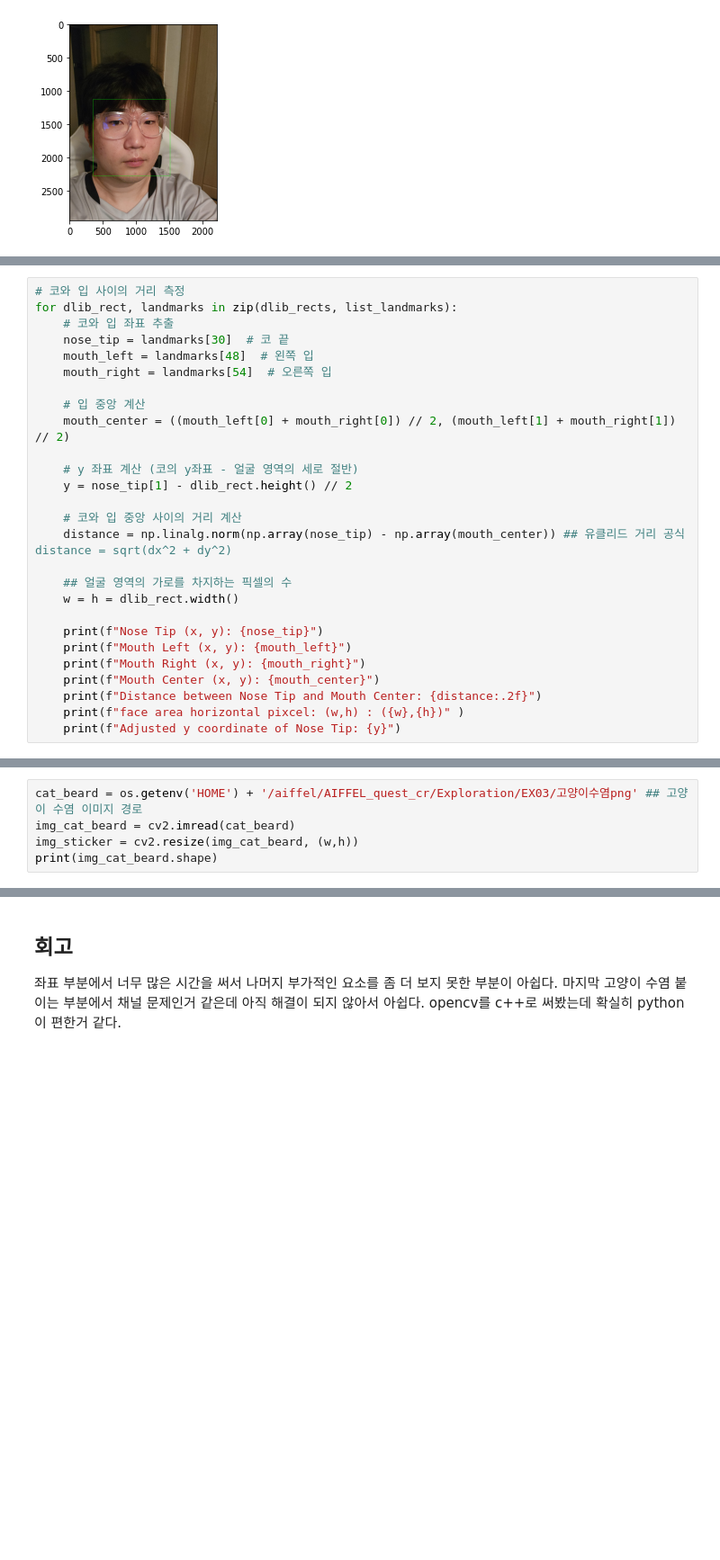
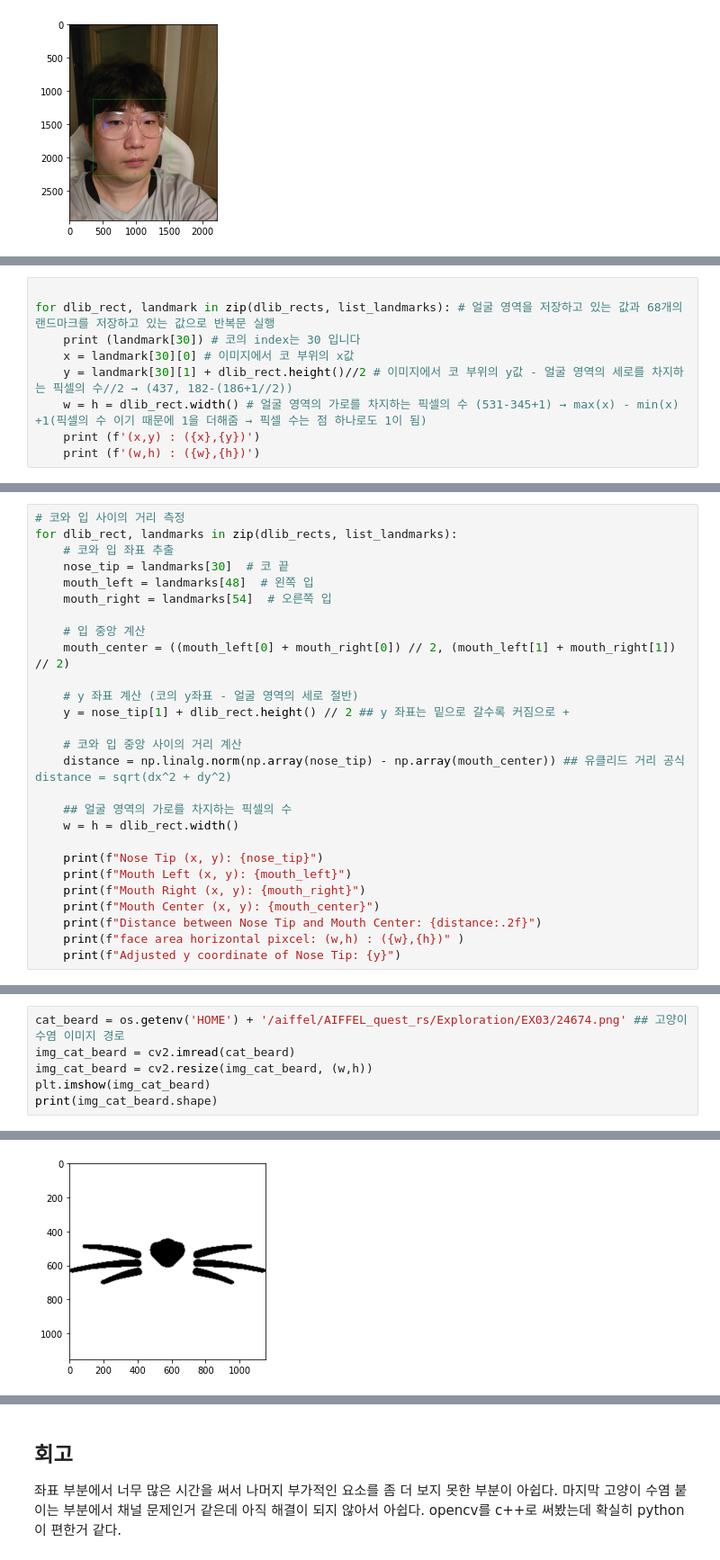
Before and after one commit to ssmyym/AIFFEL_quest_rs, a Jupyter notebook: Exploration/EX03/고양이수염.ipynb, the cells around one changed output, grey strips where cells are left out. Shown at 90% size. Saved outputs shown, nothing was run; the diff lists cells and outputs as text; blank space fills up the shorter version.

Commit message:
고양이수염 -v2

```diff
--- a/Exploration/EX03/고양이수염.ipynb
+++ b/Exploration/EX03/고양이수염.ipynb
@@ -106,0 +103,9 @@ plt.show()
+# %%
+
+for dlib_rect, landmark in zip(dlib_rects, list_landmarks): # 얼굴 영역을 저장하고 있는 값과 68개의 랜드마크를 저장하고 있는 값으로 반복문 실행
+    print (landmark[30]) # 코의 index는 30 입니다
+    x = landmark[30][0] # 이미지에서 코 부위의 x값
+    y = landmark[30][1] + dlib_rect.height()//2 # 이미지에서 코 부위의 y값 - 얼굴 영역의 세로를 차지하는 픽셀의 수//2 → (437, 182-(186+1//2))
+    w = h = dlib_rect.width() # 얼굴 영역의 가로를 차지하는 픽셀의 수 (531-345+1) → max(x) - min(x) +1(픽셀의 수 이기 때문에 1을 더해줌 → 픽셀 수는 점 하나로도 1이 됨)
+    print (f'(x,y) : ({x},{y})')
+    print (f'(w,h) : ({w},{h})')
@@ -116,7 +125,7 @@ for dlib_rect, landmarks in zip(dlib_rects, list_landmarks):
     mouth_center = ((mouth_left[0] + mouth_right[0]) // 2, (mouth_left[1] + mouth_right[1]) // 2)
 
     # y 좌표 계산 (코의 y좌표 - 얼굴 영역의 세로 절반)
-    y = nose_tip[1] - dlib_rect.height() // 2
+    y = nose_tip[1] + dlib_rect.height() // 2 ## y 좌표는 밑으로 갈수록 커짐으로 +
 
     # 코와 입 중앙 사이의 거리 계산
     distance = np.linalg.norm(np.array(nose_tip) - np.array(mouth_center)) ## 유클리드 거리 공식 distance = sqrt(dx^2 + dy^2)
@@ -142,6 +151,7 @@ Adjusted y coordinate of Nose Tip: 1201
 # %%
-cat_beard = os.getenv('HOME') + '/aiffel/AIFFEL_quest_cr/Exploration/EX03/고양이수염png' ## 고양이 수염 이미지 경로
+cat_beard = os.getenv('HOME') + '/aiffel/AIFFEL_quest_rs/Exploration/EX03/24674.png' ## 고양이 수염 이미지 경로
 img_cat_beard = cv2.imread(cat_beard)
-img_sticker = cv2.resize(img_cat_beard, (w,h))
+img_cat_beard = cv2.resize(img_cat_beard, (w,h))
+plt.imshow(img_cat_beard)
 print(img_cat_beard.shape)
 # %% [output]
@@ -148,0 +159 @@ print(img_cat_beard.shape)
+[figure, added]
```
Also changed, not shown: parts of 16 cells of this notebook.
